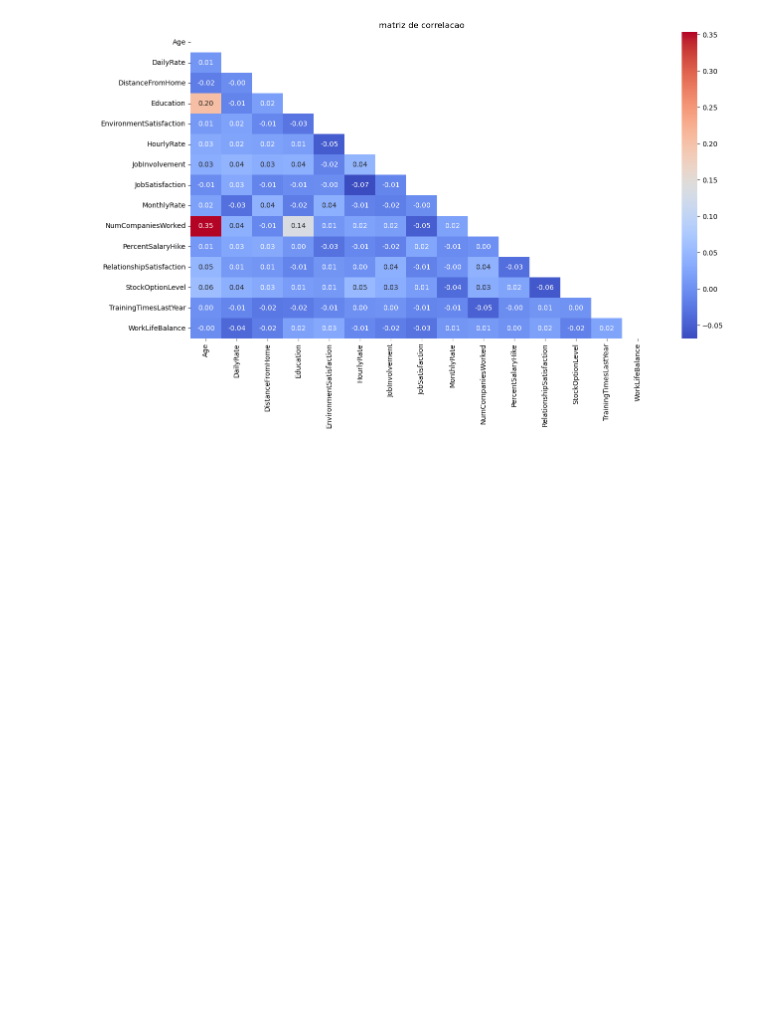
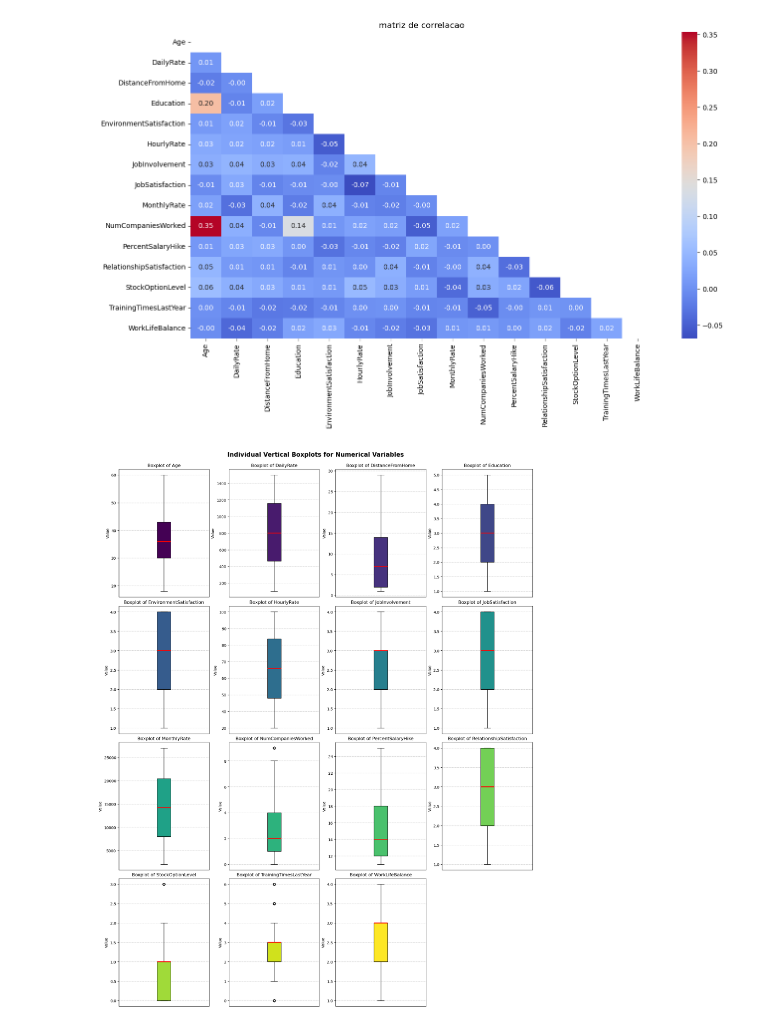
Before and after one commit to francoprofile/mack-ds-exp, a Jupyter notebook: script.ipynb, the cells around one changed output. Drawn from its saved outputs; the diff is of its cells as text; code cells hidden in the pictures; blank space fills up the shorter version.

Commit message:
upload base de dados

```diff
--- a/script.ipynb
+++ b/script.ipynb
@@ -12,5 +18,10 @@ df = pd.read_csv("employee.csv") # --> trocar para nome a caminho do seu datafra
 # conta valores nulos em cada coluna
 # se houver, sera necessario tratar
 for column in df.columns:
-    print(column, df[column].isnull().sum())
+    nulos = False
+    if df[column].isnull().sum() > 0:
+        print(column, df[column].isnull().sum())
+        nulos = True
+if nulos == 0:
+    print("nao ha colunas com valores nulos")
 # %% [output]
@@ -165,7 +142,7 @@ def correlation(df, threshold):
     return correlated_cols
 # %%
 # usa a funcao criada acima para selecionar as variaveis com correlacao forte: |corr| > 0.5
-del_col = correlation(df.select_dtypes(include = 'int64'), 0.50)
+del_col = correlation(df.select_dtypes(include = 'int64'), 0.5)
 # %%
 # deleta variaveis com correlacao forte
 df = df.drop(del_col, axis = 1)
@@ -183,3 +160,73 @@ plt.title('matriz de correlacao')
 plt.show()
 # %% [output]
 [figure]
+# %%
+import pandas as pd
+import matplotlib.pyplot as plt
+import numpy as np
+import math
+
+def plot_individual_boxplots_in_grid(df):
+    """
+    plota multiplos boxplots como subplots para cada variavel numerica
+
+    Args:
+        df (pd.DataFrame): base de dados de interesse
+    """
+    # 1. seleciona coluna numericas
+    numerical_df = df.select_dtypes(include="int64")
+    columns = numerical_df.columns.tolist()
+    num_cols = len(columns)
+
+    if num_cols == 0:
+        print("nenhuma coluna numerica d.")
+        return
+
+    # 2. Determina o tamanho otimo do grid
+    max_cols_per_row = 4
+    n_cols = min(num_cols, max_cols_per_row)
+    n_rows = math.ceil(num_cols / n_cols)
+
+    # 3. Create the figure and subplot grid
+    # Adjust overall figure size based on the number of plots
+    fig, axes = plt.subplots(n_rows, n_cols,
+                             figsize=(n_cols * 4, n_rows * 5),
+                             constrained_layout=True)
+
+    # Flatten the axes array if it's a 2D grid, otherwise it's already 1D
+    axes = axes.flatten()
+
+    # 4. Iterate through the numerical columns and plot
+    for i, col in enumerate(columns):
+        ax = axes[i]
+
+        # Create the boxplot
+        bp = ax.boxplot(numerical_df[col].dropna(),
+                        vert=True,            # Vertical orientation
+                        patch_artist=True)    # For coloring the box
+
+        # Customize the plot
+        ax.set_title(f'Boxplot of {col}', fontsize=12)
+        ax.set_ylabel('Value')
+        ax.set_xticks([]) # Remove x-ticks for cleaner look, as title/label specifies the variable
+        ax.grid(axis='y', linestyle='--', alpha=0.6)
+
+        # Optional: Customize box color for variety
+        color = plt.cm.get_cmap('viridis', num_cols)(i)
+        for patch in bp['boxes']:
+            patch.set_facecolor(color)
+        for median in bp['medians']:
+            median.set(color='red', linewidth=2)
+
+    # 5. Hide any unused subplots
+    for j in range(num_cols, n_rows * n_cols):
+        fig.delaxes(axes[j])
+
+    # 6. Display the plot
+    plt.suptitle('Individual Vertical Boxplots for Numerical Variables', y=1.02, fontsize=16, fontweight='bold')
+    plt.show()
+
+# Call the function to plot the boxplots
+plot_individual_boxplots_in_grid(df)
+# %% [output]
+[figure, added]
```
Also changed, not shown: parts of 18 cells of this notebook, 2 other files.
